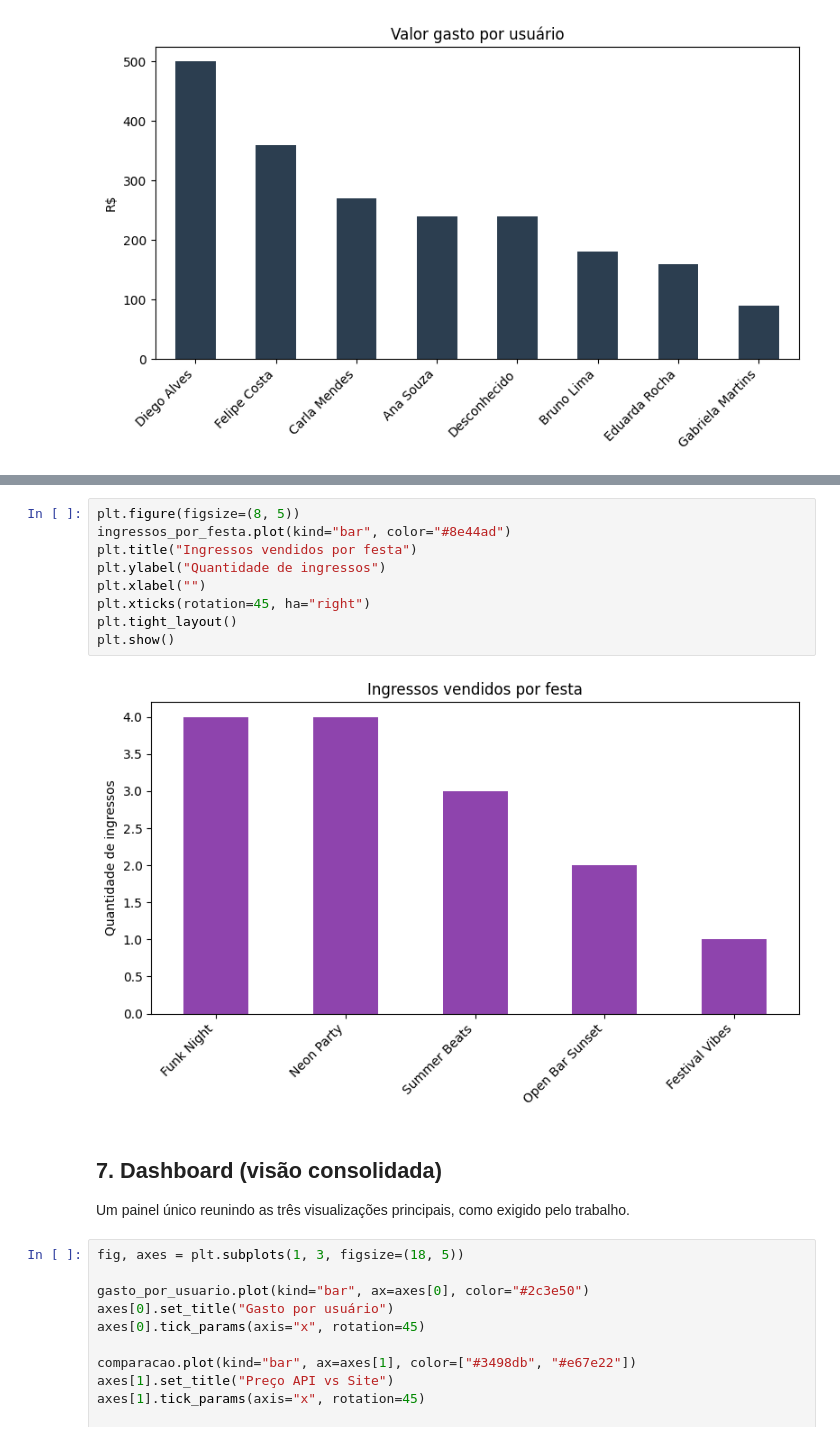
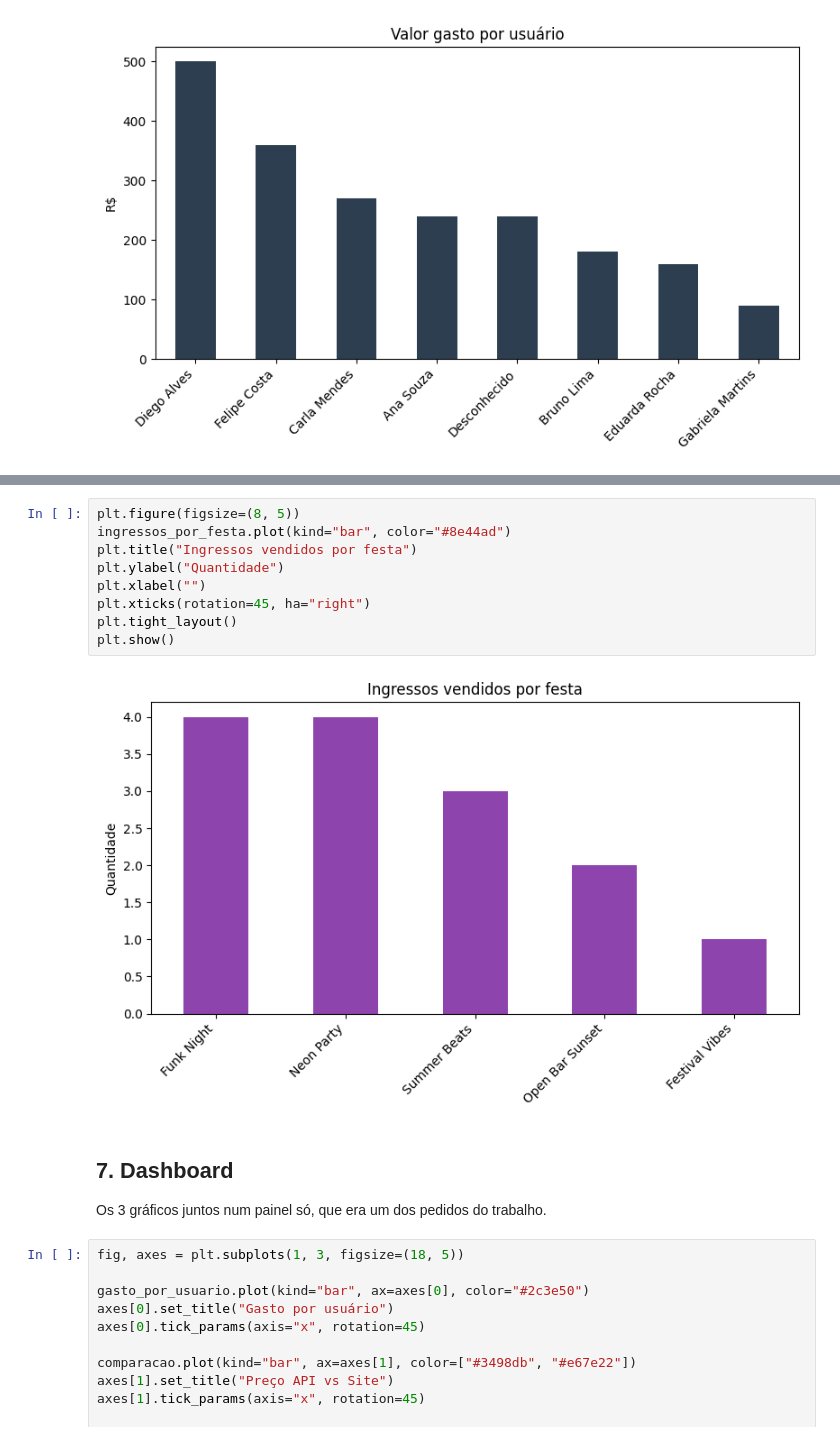
Before and after one commit to williamvmatos/pipeline-eventos-festas, a Jupyter notebook: Projeto_Eventos_Festas.ipynb, the cells around one changed output, grey strips where cells are left out. Saved outputs shown, nothing was run; the diff lists cells and outputs as text.

```diff
--- a/Projeto_Eventos_Festas.ipynb
+++ b/Projeto_Eventos_Festas.ipynb
@@ -325,18 +316,18 @@ plt.show()
 # %%
 plt.figure(figsize=(8, 5))
 ingressos_por_festa.plot(kind="bar", color="#8e44ad")
 plt.title("Ingressos vendidos por festa")
-plt.ylabel("Quantidade de ingressos")
+plt.ylabel("Quantidade")
 plt.xlabel("")
 plt.xticks(rotation=45, ha="right")
 plt.tight_layout()
 plt.show()
 # %% [output]
-[figure, old version]
+[figure, new version]
-# %% [markdown]
-## 7. Dashboard (visão consolidada)
-
-Um painel único reunindo as três visualizações principais, como exigido pelo trabalho.
+# %% [markdown]
+## 7. Dashboard
+
+Os 3 gráficos juntos num painel só, que era um dos pedidos do trabalho.
 # %%
 fig, axes = plt.subplots(1, 3, figsize=(18, 5))
 
```
Also changed, not shown: parts of 30 cells of this notebook.
